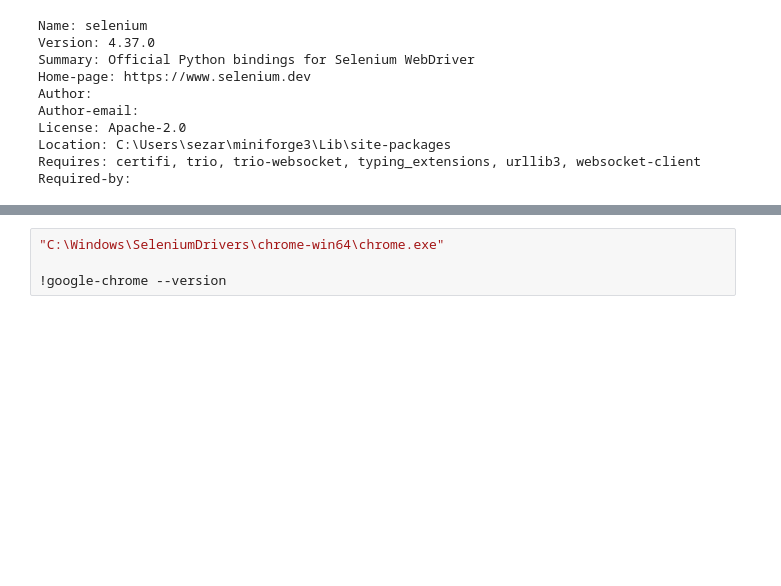
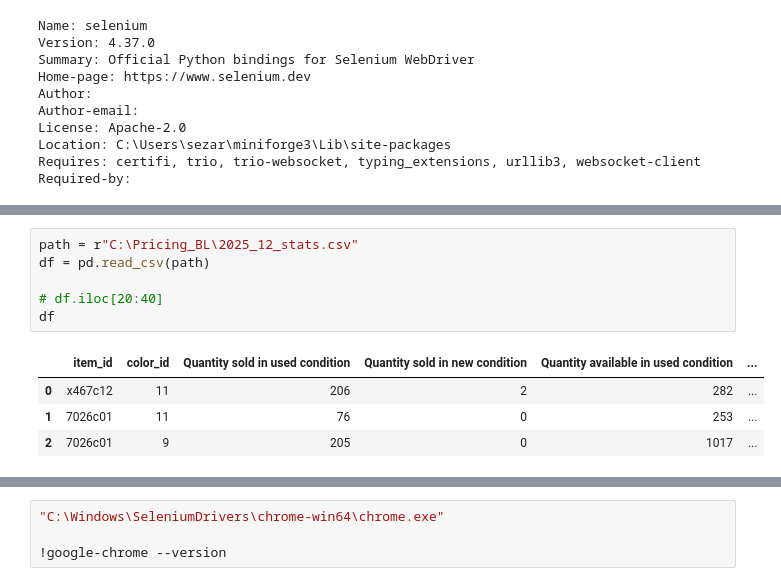
Before and after one commit to sezar543/PRINCG_BL, a Jupyter notebook: Crawler.ipynb, the cells around one changed output, grey strips where cells are left out. Saved outputs shown, nothing was run; the diff lists cells and outputs as text; blank space fills up the shorter version.

```diff
--- a/Crawler.ipynb
+++ b/Crawler.ipynb
@@ -245,0 +1310,11 @@ Error: Can not connect to the Service C:\Windows\SeleniumDrivers\chrome-win64\ch
+# %%
+path = r"C:\Pricing_BL\2025_12_stats.csv"
+df = pd.read_csv(path)
+
+# df.iloc[20:40]
+df
+# %% [output]
+|  | item_id | color_id | Quantity sold in used condition | Quantity sold in new condition | Quantity available in used condition | ... |
+| 0 | x467c12 | 11 | 206 | 2 | 282 | ... |
+| 1 | 7026c01 | 11 | 76 | 0 | 253 | ... |
+| 2 | 7026c01 | 9 | 205 | 0 | 1017 | ... |
```
Also changed, not shown: parts of 9 cells of this notebook, 8 other files.
